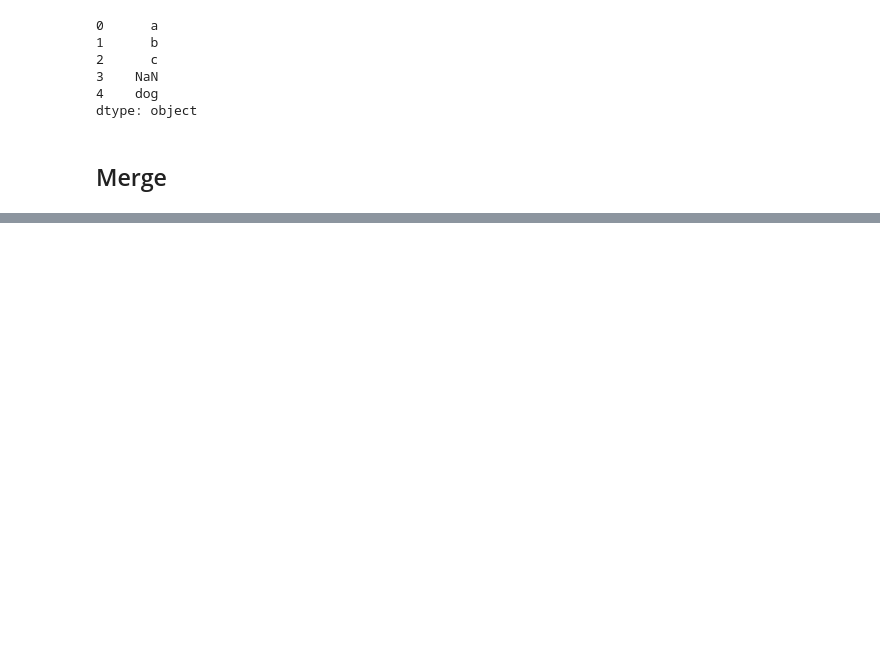
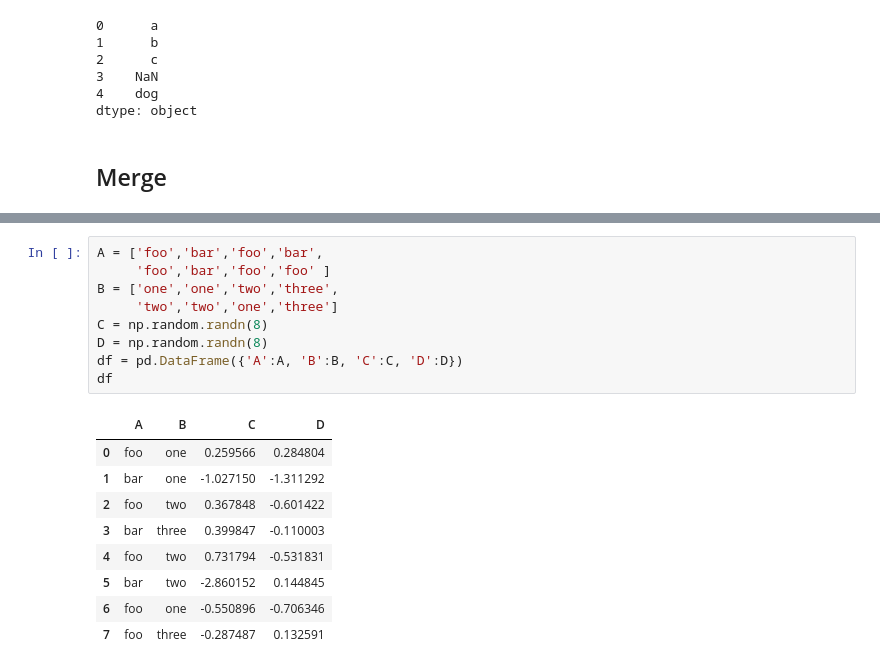
Before and after one commit to hnomura/python-study, a Jupyter notebook: pandas/intro-10min.ipynb, the cells around one changed output, grey strips where cells are left out. Drawn from its saved outputs; the diff is of its cells as text; blank space fills up the shorter version.

```diff
--- a/pandas/intro-10min.ipynb
+++ b/pandas/intro-10min.ipynb
@@ -549,0 +684,19 @@ dtype: object
+# %%
+A = ['foo','bar','foo','bar',
+     'foo','bar','foo','foo' ]
+B = ['one','one','two','three',
+     'two','two','one','three']
+C = np.random.randn(8)
+D = np.random.randn(8)
+df = pd.DataFrame({'A':A, 'B':B, 'C':C, 'D':D})
+df
+# %% [output]
+|  | A | B | C | D |
+| 0 | foo | one | 0.259566 | 0.284804 |
+| 1 | bar | one | -1.027150 | -1.311292 |
+| 2 | foo | two | 0.367848 | -0.601422 |
+| 3 | bar | three | 0.399847 | -0.110003 |
+| 4 | foo | two | 0.731794 | -0.531831 |
+| 5 | bar | two | -2.860152 | 0.144845 |
+| 6 | foo | one | -0.550896 | -0.706346 |
+| 7 | foo | three | -0.287487 | 0.132591 |
```
Also changed, not shown: parts of 59 cells of this notebook, 1 other file.
